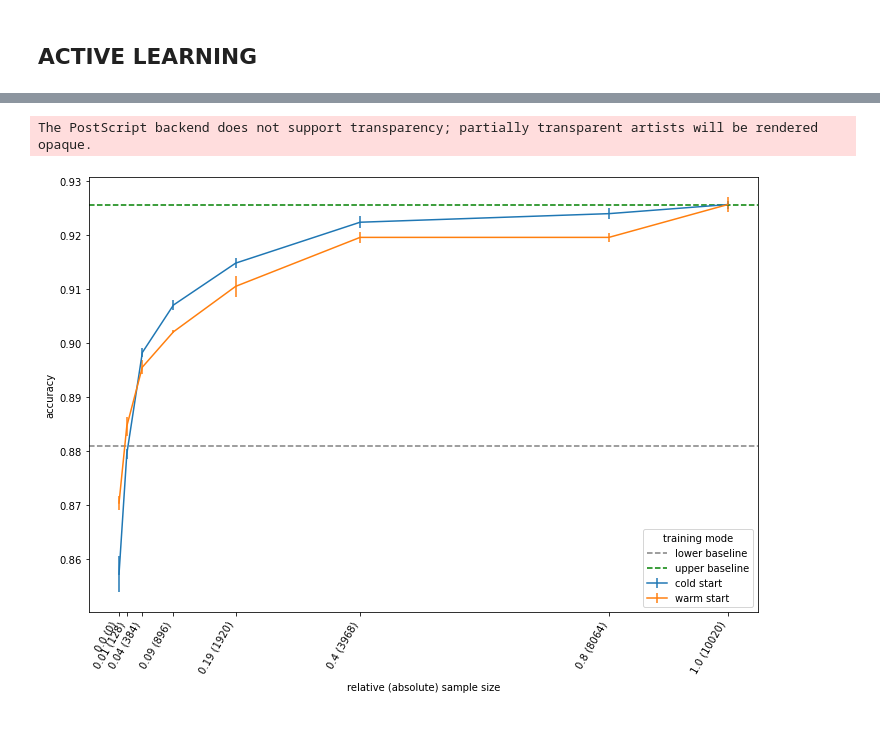
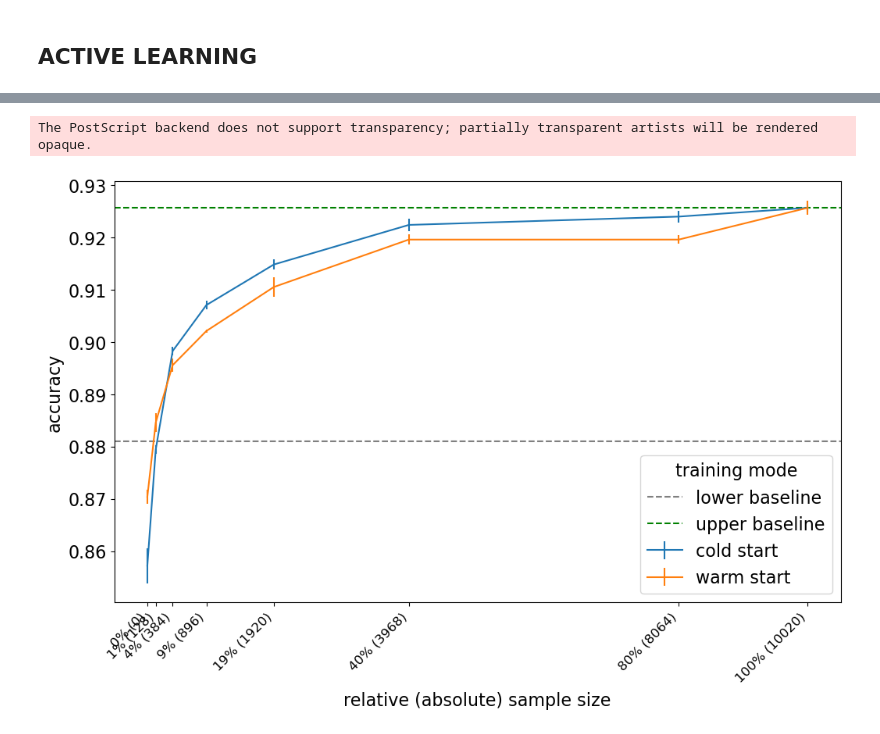
Before and after one commit to slds-lmu/wildlife-experiments, a Jupyter notebook: analysis_experiments.ipynb, the cells around one changed output, grey strips where cells are left out. Drawn from its saved outputs; the diff is of its cells as text; code cells hidden in the pictures.

```diff
--- a/analysis_experiments.ipynb
+++ b/analysis_experiments.ipynb
@@ -386,5 +355,0 @@ european_hare       0.60      0.41      0.49       111
-# %%
-ConfusionMatrixDisplay.from_predictions(y_true=np.array(y_trues), y_pred=np.array(y_preds), **CONFMAT_ARGS)
-plt.rcParams['figure.figsize'] = (7, 7)
-plt.savefig('figures/cm_oosample.eps')
-plt.savefig('figures/cm_oosample.png')
@@ -392,0 +356,5 @@ plt.savefig('figures/cm_oosample.png')
+# %%
+ConfusionMatrixDisplay.from_predictions(y_true=np.array(y_trues), y_pred=np.array(y_preds), **CONFMAT_ARGS)
+plt.rcParams.update(CONFMAT_PLT_ARGS)
+plt.savefig('figures/cm_oosample.eps', bbox_inches='tight')
+plt.savefig('figures/cm_oosample.png', bbox_inches='tight')
@@ -477,9 +443,9 @@ for i in ITERATIONS:
             y_preds = np.concatenate((y_preds, y_pred))
     if i == ITERATION_EXTRACT:
         ConfusionMatrixDisplay.from_predictions(y_true=np.array(y_trues), y_pred=np.array(y_preds), **CONFMAT_ARGS)
-        plt.rcParams['figure.figsize'] = (7, 7)
-        plt.savefig('figures/cm_active.eps')
-        plt.savefig('figures/cm_active.png')
+        plt.rcParams.update(CONFMAT_PLT_ARGS)
+        plt.savefig('figures/cm_active.eps', bbox_inches='tight')
+        plt.savefig('figures/cm_active.png', bbox_inches='tight')
         print(
             classification_report(
                 y_true=y_trues,
@@ -492,7 +458,7 @@ for i in ITERATIONS:
     for r in [
         load_pickle(f) for f in [
             os.path.join(FILES_ACTIVE_WARMSTART[idx], f'results_iteration_{i}.pkl')
-            for idx, _ in enumerate(RANDOM_SEEDS) # !!!!
+            for idx, _ in enumerate(RANDOM_SEEDS)
         ]
     ]:
         preds_imgs_ppl, truth_imgs_ppl = sort_results(r['preds_imgs_ppl'], r['truth_imgs_ppl'])
@@ -551,33 +529,36 @@ al_perf_rec_pd = pd.DataFrame(al_perf_rec)
 # %%
-fig, ax = plt.subplots(figsize=(12, 8))
+fig, ax = plt.subplots()
 ax.errorbar(al_perf_acc_pd['relative_size'], al_perf_acc_pd['acc_coldstart'], al_perf_acc_pd['se_coldstart'])
 ax.errorbar(al_perf_acc_pd['relative_size'], al_perf_acc_pd['acc_warmstart'], al_perf_acc_pd['se_warmstart'])
 ax.set_xlabel('relative (absolute) sample size')
 ax.set_xticks(al_perf_acc_pd['relative_size'])
-ax.set_xticklabels(
-    [
-        f' {round(i, 2)} ({round(j, 2)})'
-        for i, j in zip(al_perf_acc_pd['relative_size'], np.cumsum(batch_sizes))
-    ],
-    rotation=60,
-    ha='right'
-)
+dataset_sizes = [
+    f' {round(i * 100)}% ({round(j)})' for i, j in zip(al_perf_acc_pd['relative_size'], np.cumsum(batch_sizes))
+]
+ax.set_xticklabels(dataset_sizes, rotation=45, ha='right')
 ax.set_ylabel('accuracy')
 # ax2 = ax.twiny()
 # ax2.set_xticks(al_perf_acc_pd['relative_size'])
 # ax2.set_xticklabels(batch_sizes, rotation=45)
 # ax2.set_xlabel('absolute sample size')
 # ax.set_xscale('log')
 ax.axhline(acc_al_lower_limit,color='gray',ls='--')
 ax.axhline(acc_al_upper_limit,color='green',ls='--')
 ax.legend(
     title='training mode',
     loc='lower right',
     labels=['lower baseline', 'upper baseline', 'cold start', 'warm start']
 )
-plt.rcParams['figure.figsize'] = (7, 7)
-plt.savefig('figures/active_learning.eps')
-plt.savefig('figures/active_learning.png')
+plt_args = {
+    'figure.figsize': (12, 7),
+    'font.size': 16,
+    'xtick.labelsize': 12,
+    'ytick.labelsize': 16,
+    'xtick.alignment': 'right'
+}
+plt.rcParams.update(plt_args)
+plt.savefig('figures/active_learning.eps', bbox_inches='tight')
+plt.savefig('figures/active_learning.png', bbox_inches='tight')
 # %% [output]
 The PostScript backend does not support transparency; partially transparent artists will be rendered opaque.
-[figure, old version]
+[figure, new version]
```
Also changed, not shown: parts of 10 cells of this notebook, 9 other files.
